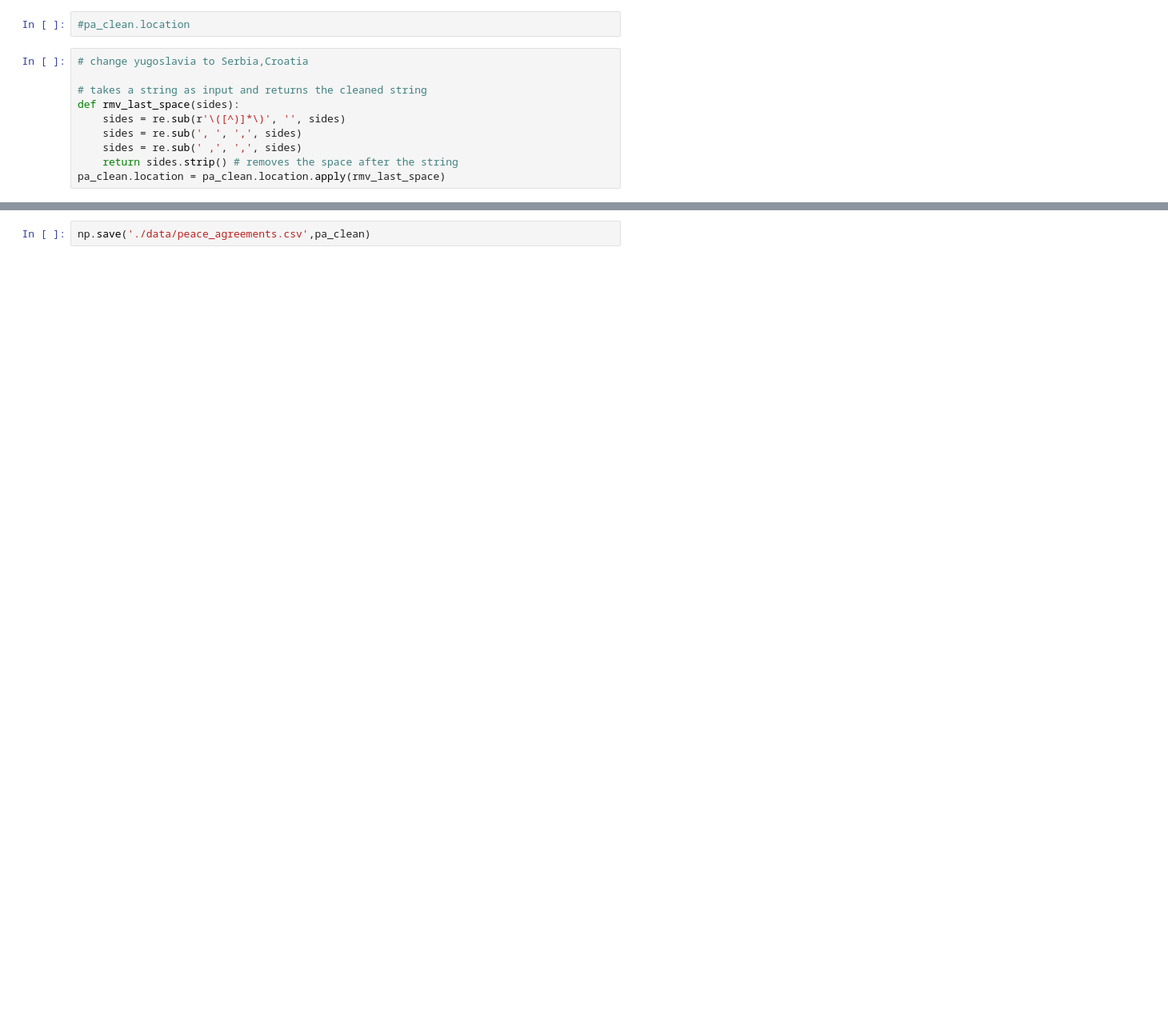
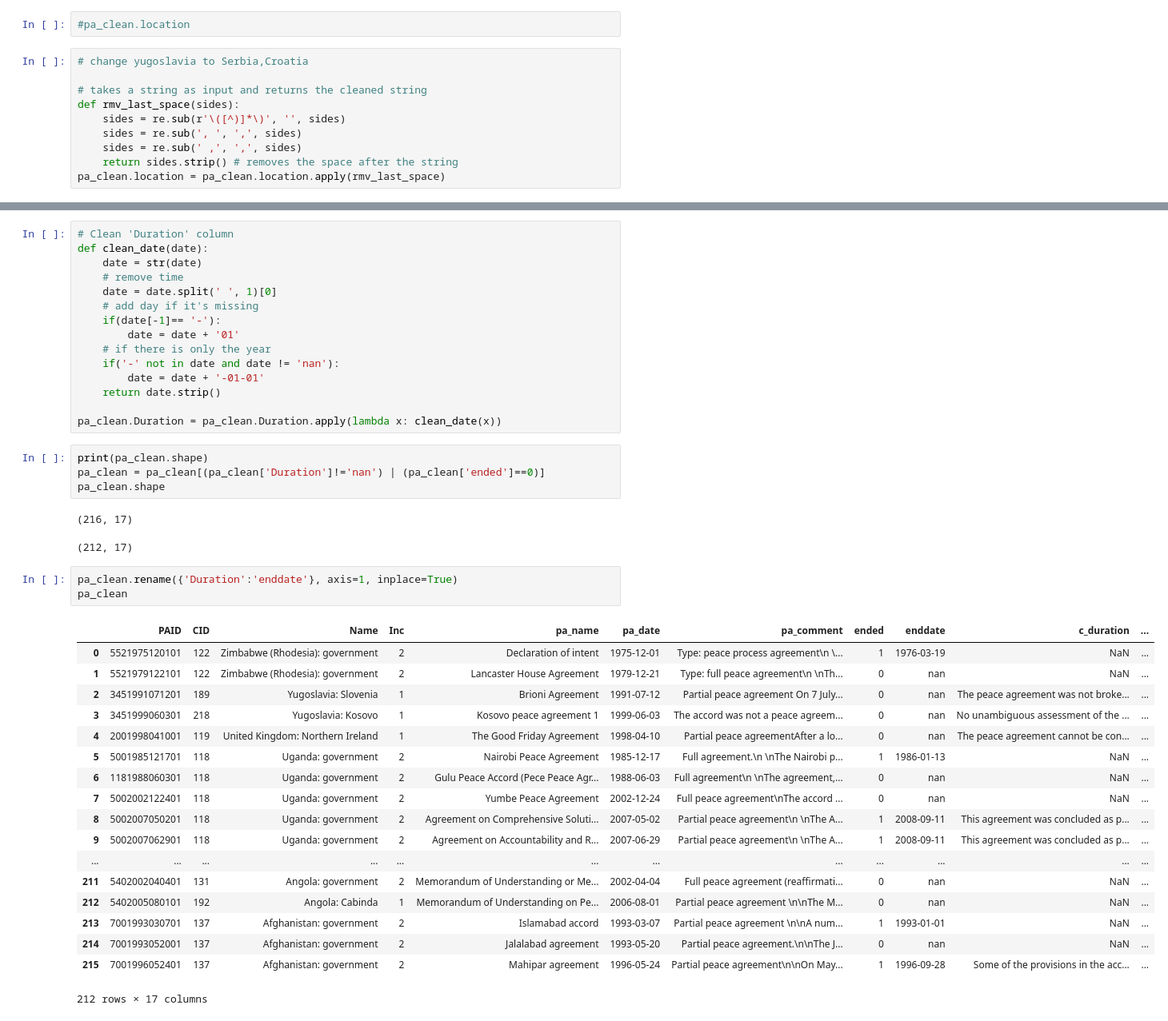
Before and after one commit to rbsteinm/AppliedDataAnalysis, a Jupyter notebook: project/PeaceAgreementsCleaner.ipynb, the cells around one changed output, grey strips where cells are left out. Shown at 80% size. Cells and saved outputs as stored; diff of their text form; blank space fills up the shorter version.

Commit message:
clean and export peace agreements

```diff
--- a/project/PeaceAgreementsCleaner.ipynb
+++ b/project/PeaceAgreementsCleaner.ipynb
@@ -182,2 +182,44 @@ Somaliland
-# %%
-np.save('./data/peace_agreements.csv',pa_clean)
+# %%
+# Clean 'Duration' column
+def clean_date(date):
+    date = str(date)
+    # remove time
+    date = date.split(' ', 1)[0]
+    # add day if it's missing
+    if(date[-1]== '-'):
+        date = date + '01'
+    # if there is only the year
+    if('-' not in date and date != 'nan'):
+        date = date + '-01-01'
+    return date.strip()
+
+pa_clean.Duration = pa_clean.Duration.apply(lambda x: clean_date(x))
+# %%
+print(pa_clean.shape)
+pa_clean = pa_clean[(pa_clean['Duration']!='nan') | (pa_clean['ended']==0)]
+pa_clean.shape
+# %% [output]
+(216, 17)
+(212, 17)
+# %%
+pa_clean.rename({'Duration':'enddate'}, axis=1, inplace=True)
+pa_clean
+# %% [output]
+|  | PAID | CID | Name | Inc | pa_name | pa_date | pa_comment | ended | enddate | c_duration | ... |
+| 0 | 5521975120101 | 122 | Zimbabwe (Rhodesia): government | 2 | Declaration of intent | 1975-12-01 | Type: peace process agreement\n \... | 1 | 1976-03-19 | NaN | ... |
+| 1 | 5521979122101 | 122 | Zimbabwe (Rhodesia): government | 2 | Lancaster House Agreement | 1979-12-21 | Type: full peace agreement\n \nTh... | 0 | nan | NaN | ... |
+| 2 | 3451991071201 | 189 | Yugoslavia: Slovenia | 1 | Brioni Agreement | 1991-07-12 | Partial peace agreement On 7 July... | 0 | nan | The peace agreement was not broke... | ... |
+| 3 | 3451999060301 | 218 | Yugoslavia: Kosovo | 1 | Kosovo peace agreement 1 | 1999-06-03 | The accord was not a peace agreem... | 0 | nan | No unambiguous assessment of the ... | ... |
+| 4 | 2001998041001 | 119 | United Kingdom: Northern Ireland | 1 | The Good Friday Agreement | 1998-04-10 | Partial peace agreementAfter a lo... | 0 | nan | The peace agreement cannot be con... | ... |
+| 5 | 5001985121701 | 118 | Uganda: government | 2 | Nairobi Peace Agreement | 1985-12-17 | Full agreement.\n \nThe Nairobi p... | 1 | 1986-01-13 | NaN | ... |
+| 6 | 1181988060301 | 118 | Uganda: government | 2 | Gulu Peace Accord (Pece Peace Agr... | 1988-06-03 | Full agreement\n \nThe agreement,... | 0 | nan | NaN | ... |
+| 7 | 5002002122401 | 118 | Uganda: government | 2 | Yumbe Peace Agreement | 2002-12-24 | Full peace agreement\nThe accord ... | 0 | nan | NaN | ... |
+| 8 | 5002007050201 | 118 | Uganda: government | 2 | Agreement on Comprehensive Soluti... | 2007-05-02 | Partial peace agreement\n \nThe A... | 1 | 2008-09-11 | This agreement was concluded as p... | ... |
+| 9 | 5002007062901 | 118 | Uganda: government | 2 | Agreement on Accountability and R... | 2007-06-29 | Partial peace agreement\n \nThe A... | 1 | 2008-09-11 | This agreement was concluded as p... | ... |
+| ... | ... | ... | ... | ... | ... | ... | ... | ... | ... | ... | ... |
+| 211 | 5402002040401 | 131 | Angola: government | 2 | Memorandum of Understanding or Me... | 2002-04-04 | Full peace agreement (reaffirmati... | 0 | nan | NaN | ... |
+| 212 | 5402005080101 | 192 | Angola: Cabinda | 1 | Memorandum of Understanding on Pe... | 2006-08-01 | Partial peace agreement \n\nThe M... | 0 | nan | NaN | ... |
+| 213 | 7001993030701 | 137 | Afghanistan: government | 2 | Islamabad accord | 1993-03-07 | Partial peace agreement \n\nA num... | 1 | 1993-01-01 | NaN | ... |
+| 214 | 7001993052001 | 137 | Afghanistan: government | 2 | Jalalabad agreement | 1993-05-20 | Partial peace agreement.\n\nThe J... | 0 | nan | NaN | ... |
+| 215 | 7001996052401 | 137 | Afghanistan: government | 2 | Mahipar agreement | 1996-05-24 | Partial peace agreement\n\nOn May... | 1 | 1996-09-28 | Some of the provisions in the acc... | ... |
+212 rows × 17 columns
```
Also changed, not shown: parts of 3 cells of this notebook, 2 other files.
